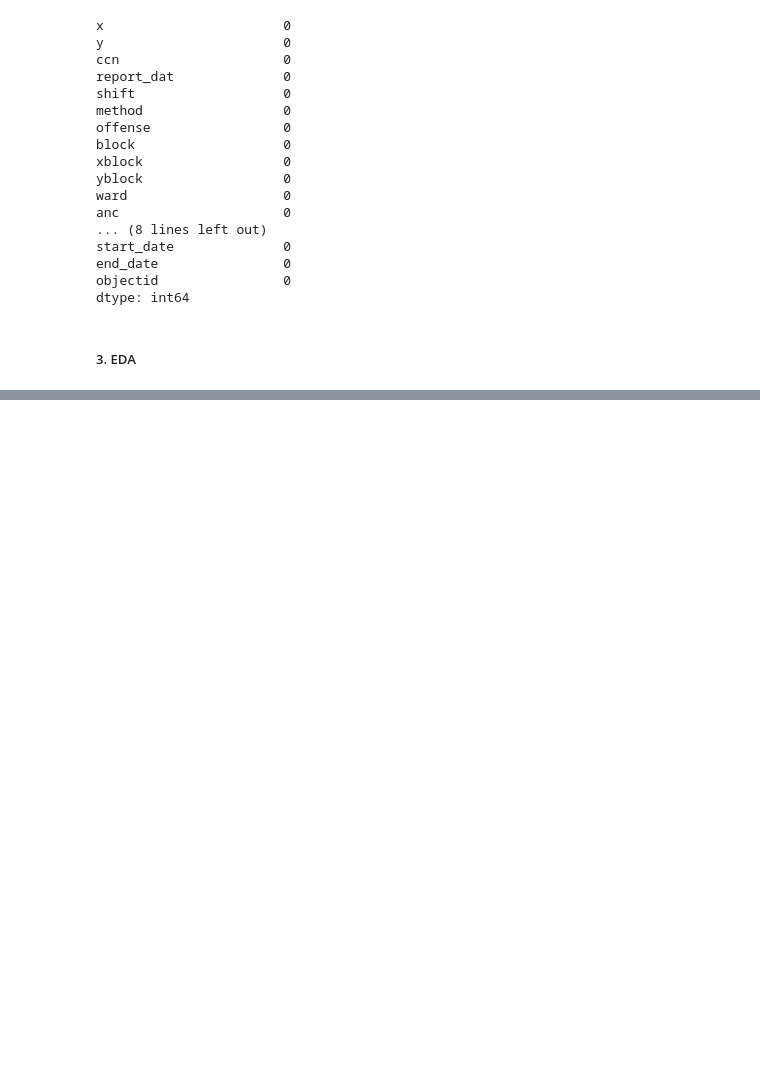
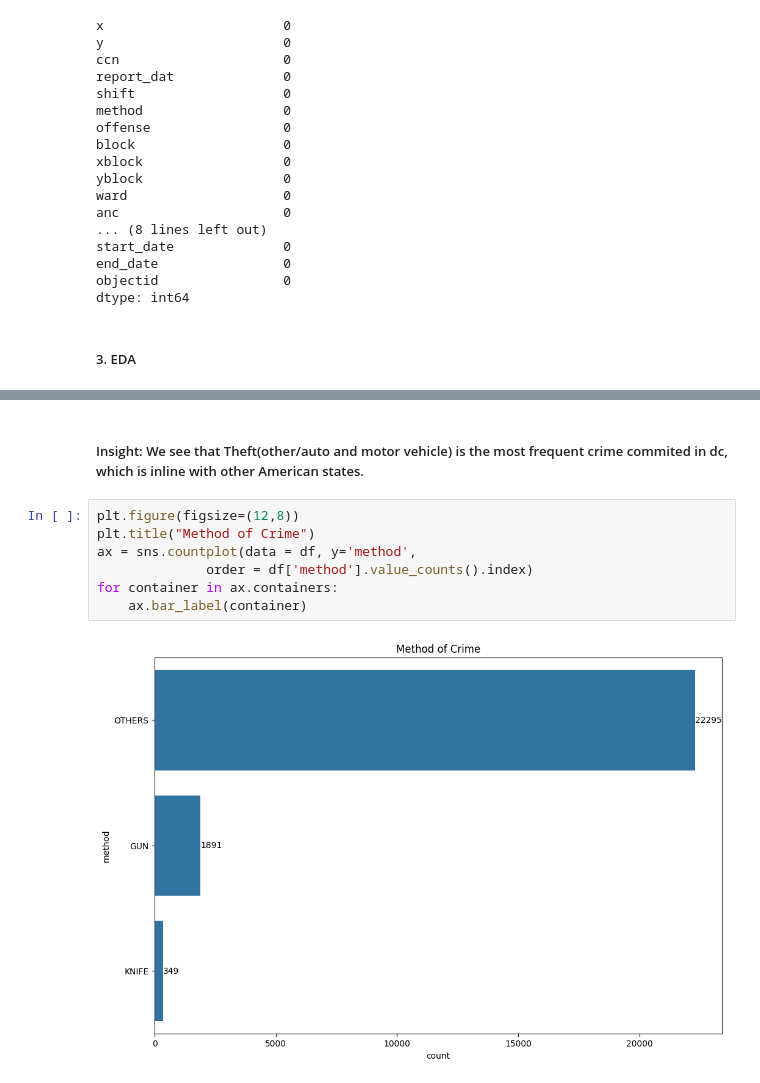
Before and after one commit to sam47-asfaw/dc-crime, a Jupyter notebook: notebook/eda.ipynb, the cells around one changed output, grey strips where cells are left out. Cells and saved outputs as stored; diff of their text form; blank space fills up the shorter version.

```diff
--- a/notebook/eda.ipynb
+++ b/notebook/eda.ipynb
@@ -292,0 +297,11 @@ for container in ax.containers:
+# %% [markdown]
+##### Insight: We see that Theft(other/auto and motor vehicle) is the most frequent crime commited in dc, which is inline with other American states.
+# %%
+plt.figure(figsize=(12,8))
+plt.title("Method of Crime")
+ax = sns.countplot(data = df, y='method',
+              order = df['method'].value_counts().index)
+for container in ax.containers:
+    ax.bar_label(container)
+# %% [output]
+[figure, added]
```
Also changed, not shown: parts of 21 cells of this notebook.
